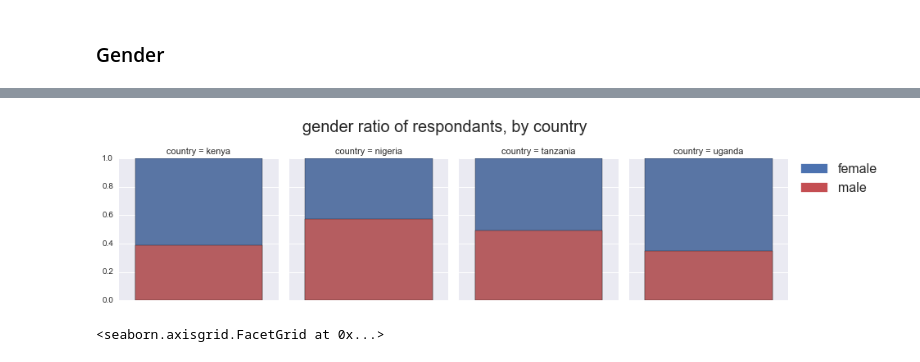
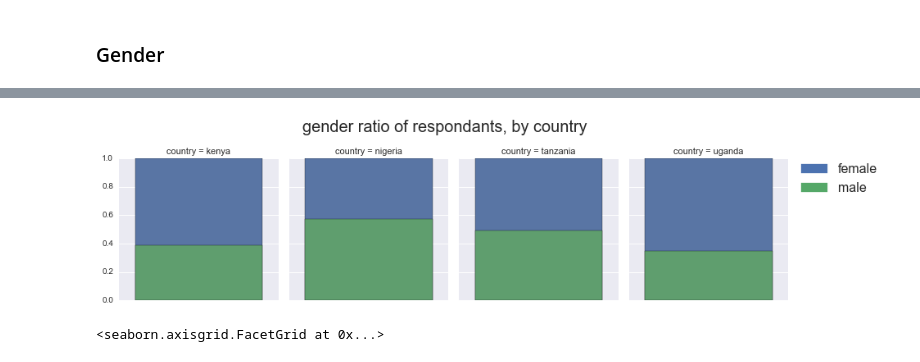
Before and after one commit to cturner500/DoPLER, a Jupyter notebook: funnel_analysis.ipynb, the cells around one changed output, grey strips where cells are left out. Saved outputs shown, nothing was run; the diff lists cells and outputs as text; code cells hidden in the pictures.

```diff
--- a/funnel_analysis.ipynb
+++ b/funnel_analysis.ipynb
@@ -62,8 +62,10 @@ import seaborn as sns
 # %%
 # Color palette (https://stanford.edu/~mwaskom/software/seaborn/tutorial/color_palettes.html)
 # -- qualitative
-current_palette = sns.color_palette()
-sns.palplot(current_palette)
+qual_palette = sns.color_palette()
+sns.palplot(qual_palette)
+
+# --
 # %% [output]
 [figure]
 # %%
@@ -127,14 +129,16 @@ DG2 : male/female (observed) UT
 1 male
 2 female
 """
-# convert gender to categorical
-df.gender[df.gender==1] = 'male'
-df.gender[df.gender==2] = 'female'
-
 col = 'gender'
 
+dat = df[[col, 'country']].copy()
+
+# convert gender to categorical
+dat.loc[dat.gender==1, ['gender']] = 'male'
+dat.loc[dat.gender==2, ['gender']] = 'female'
+
 # plot for all ages
-grp = df.groupby(by='country')[col].value_counts()
+grp = dat.groupby(by='country')[col].value_counts()
 
 # normalize
 dat = grp\
@@ -161,25 +159,28 @@ See the caveats in the documentation: http://pandas.pydata.org/pandas-docs/stabl
 | tanzania | 0.507164 | 0.492836 | 1.0 |
 | uganda | 0.651667 | 0.348333 | 1.0 |
 # %%
+"""
+plot age by country
+"""
 
-# plot age by country
 def plotfunction(data, color):
     ax = sns.barplot(y='male', data=data)
     ax.set(xlabel='common xlabel', ylabel='common ylabel')
 
 g = sns.FacetGrid(dat.reset_index(), col="country")
-g.map_dataframe(lambda data, color: sns.barplot(y='total', data=data, color=current_palette[0]))
-g.map_dataframe(lambda data, color: sns.barplot(y='male', data=data, color=current_palette[2]))
+color_one, color_two = qual_palette[0], qual_palette[1]
+g.map_dataframe(lambda data, color: sns.barplot(y='total', data=data, color=color_one))
+g.map_dataframe(lambda data, color: sns.barplot(y='male', data=data, color=color_two))
 
-patch_one = mpatches.Patch(color=current_palette[0], label='female')
-patch_two = mpatches.Patch(color=current_palette[2], label='male')
+patch_one = mpatches.Patch(color=color_one, label='female')
+patch_two = mpatches.Patch(color=color_two, label='male')
 
 plt.legend(handles=[patch_one, patch_two], bbox_to_anchor=(1.05, 1), loc=2, borderaxespad=0., prop={'size':16})
 
 plt.suptitle('gender ratio of respondants, by country', fontsize=20, y=1.1)
 plt.show()
 # %% [output]
-[figure, old version]
+[figure, new version]
 # %%
 # plotting ratio by country
 # use dat
```
Also changed, not shown: parts of 22 cells of this notebook.
